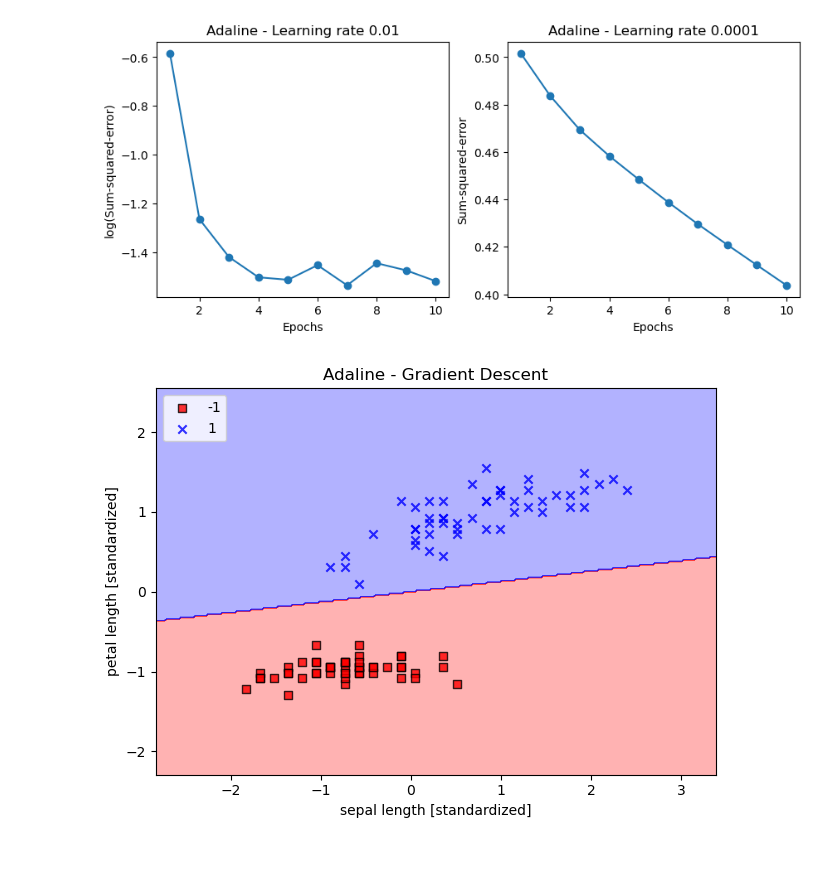
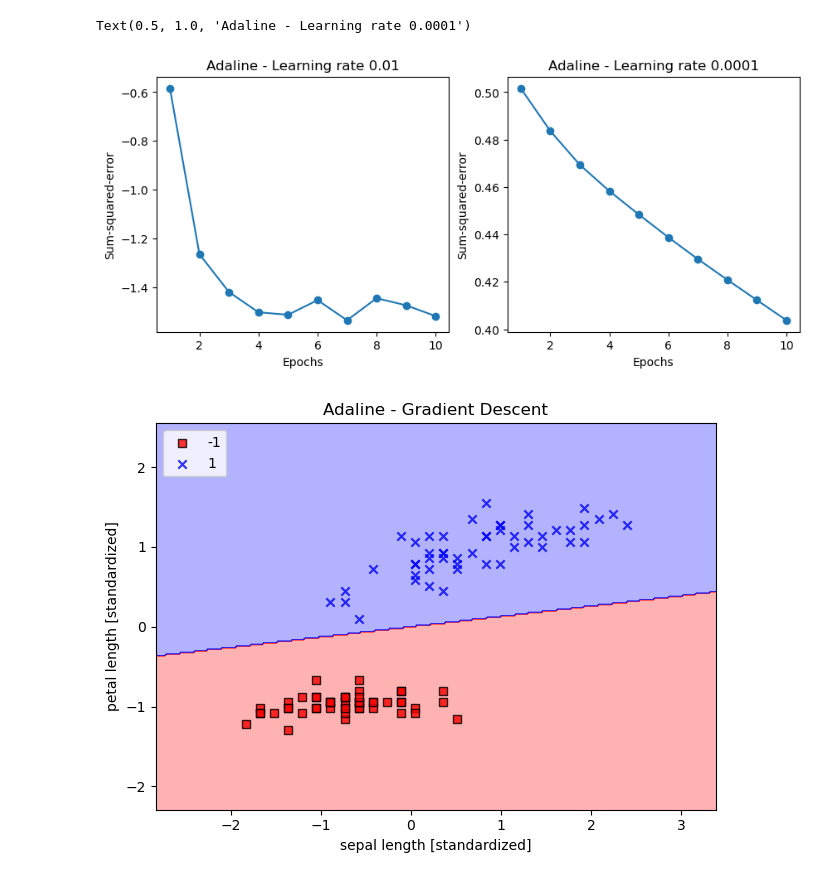
Before and after one commit to johnsonlarryl/machine_learning_training, a Jupyter notebook: supervised/classification/learning_algorithm/adaptive_linear_neuron_stochastic_gradient_descent_classifiers.ipynb, the cells around one changed output. Saved outputs shown, nothing was run; the diff lists cells and outputs as text; code cells hidden in the pictures.

```diff
--- a/supervised/classification/learning_algorithm/adaptive_linear_neuron_stochastic_gradient_descent_classifiers.ipynb
+++ b/supervised/classification/learning_algorithm/adaptive_linear_neuron_stochastic_gradient_descent_classifiers.ipynb
@@ -18,21 +18,21 @@ x = flowers.iloc[0:100, [0, 2]].values
 # %%
 fig, ax = plt.subplots(nrows=1, ncols=2, figsize=(10, 4))
 ada1 = AdaptiveLinearStochasticGradientDescent(eta=.01, n_iter=10).fit(x, y)
 ax[0].plot(range(1, len(ada1.cost_) + 1),
            np.log10(ada1.cost_), marker='o')
 ax[0].set_xlabel('Epochs')
-ax[0].set_ylabel('log(Sum-squared-error)')
+ax[0].set_ylabel('Sum-squared-error')
 ax[0].set_title('Adaline - Learning rate 0.01')
 
 ada2 = AdaptiveLinearStochasticGradientDescent(eta=.0001, n_iter=10).fit(x, y)
 ax[1].plot(range(1, len(ada2.cost_) + 1),
            ada2.cost_, marker='o')
 ax[1].set_xlabel('Epochs')
 ax[1].set_ylabel('Sum-squared-error')
 ax[1].set_title('Adaline - Learning rate 0.0001')
-plt.show() # This is not needed as the plot shows anyway
 # %% [output]
+Text(0.5, 1.0, 'Adaline - Learning rate 0.0001')
-[figure, old version]
+[figure, new version]
 # %%
 # Use standardization feature scaling to give data a normalized distribution
 x_std = np.copy(x)
```
Also changed, not shown: 8 other files.
